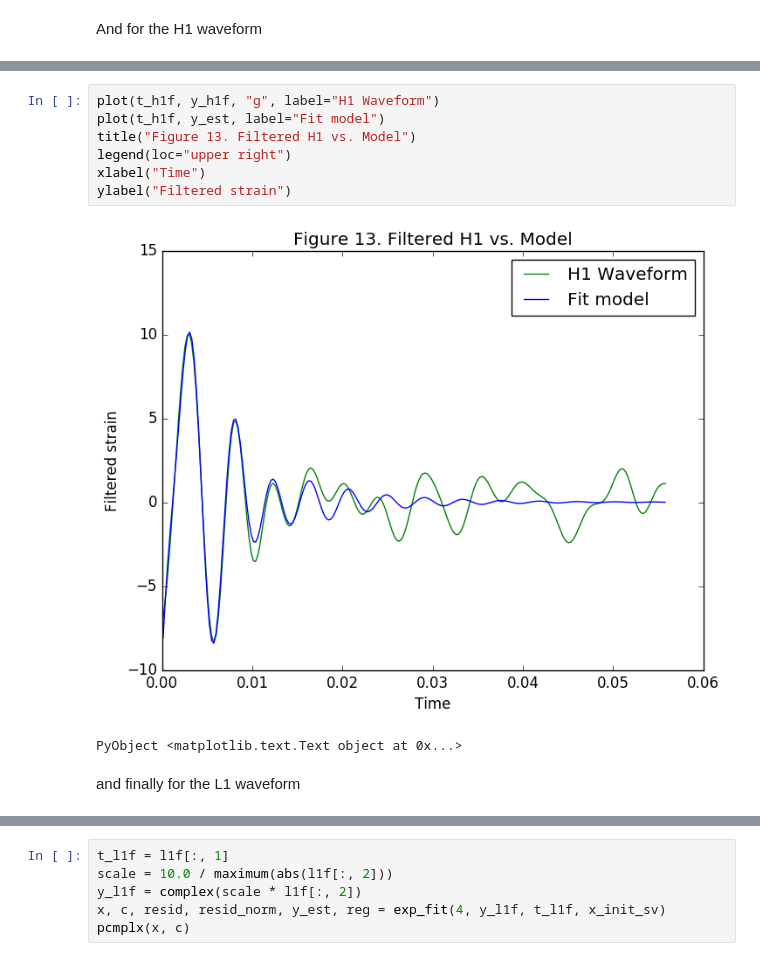
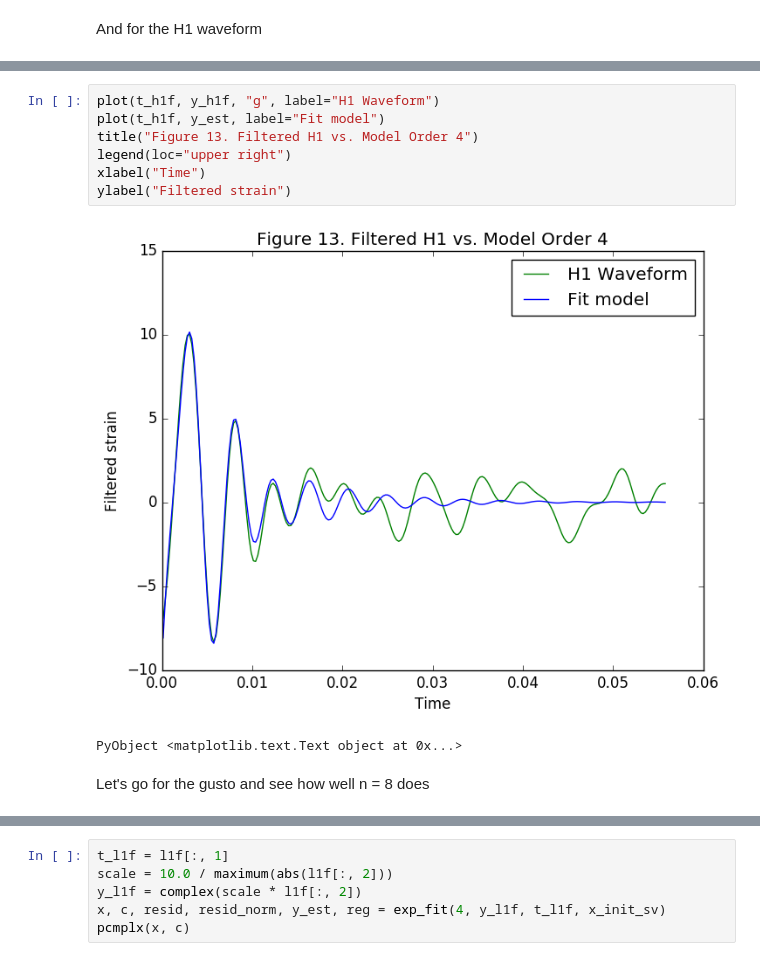
Before and after one commit to macd/dbm_notebooks, a Jupyter notebook: ringdown_fit.ipynb, the cells around one changed output, grey strips where cells are left out. Drawn from its saved outputs; the diff is of its cells as text.

Commit message:
Added order 8 fit of filtered H1 ringdown

```diff
--- a/ringdown_fit.ipynb
+++ b/ringdown_fit.ipynb
@@ -614,12 +619,12 @@ results = Results of Optimization Algorithm
 # %%
 plot(t_h1f, y_h1f, "g", label="H1 Waveform")
 plot(t_h1f, y_est, label="Fit model")
-title("Figure 13. Filtered H1 vs. Model")
+title("Figure 13. Filtered H1 vs. Model Order 4")
 legend(loc="upper right")
 xlabel("Time")
 ylabel("Filtered strain")
 # %% [output]
-[figure, old version]
+[figure, new version]
 PyObject <matplotlib.text.Text object at 0x...>
-# %% [markdown]
-and finally for the L1 waveform
+# %% [markdown]
+Let's go for the gusto and see how well n = 8 does
```
Also changed, not shown: parts of 10 cells of this notebook.
